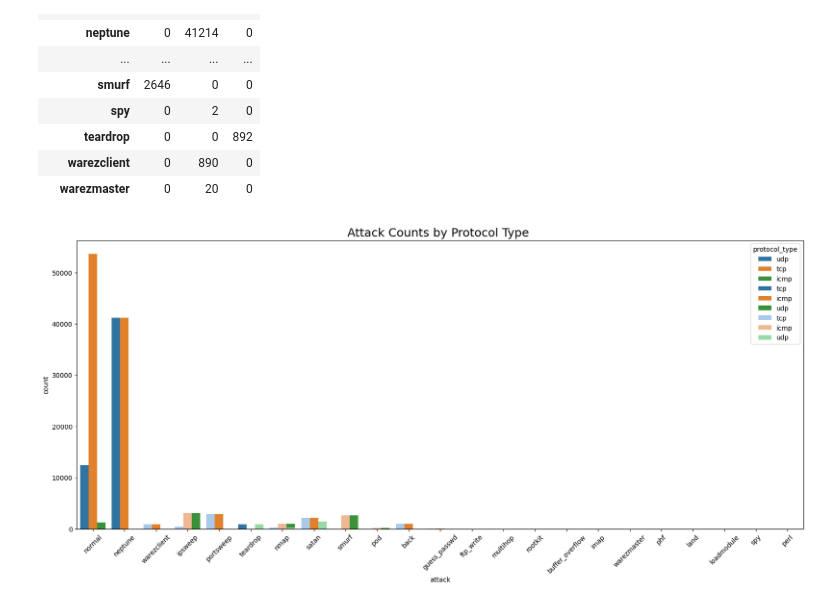
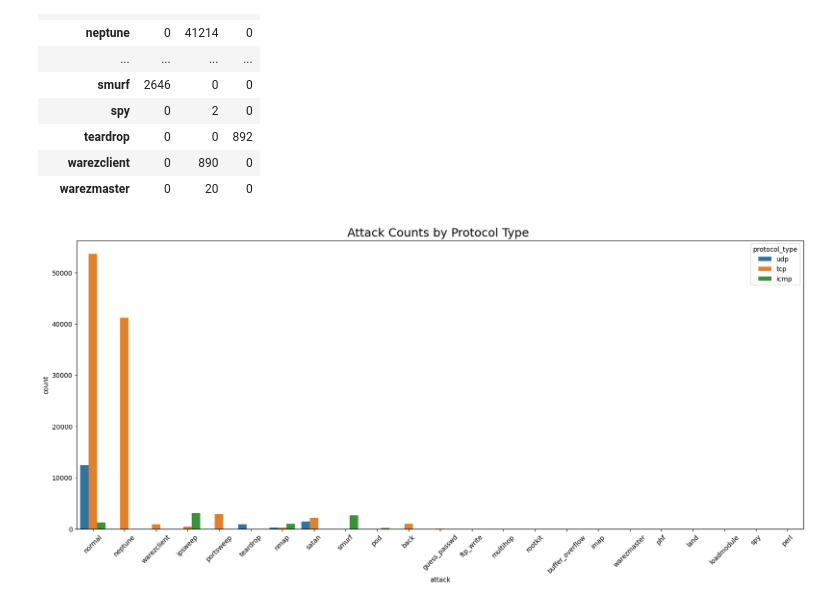
Before and after one commit to lamvwl/jupyterlite, a Jupyter notebook: IDS-NSL-KDD-RandomForest.ipynb, the cells around one changed output. Drawn from its saved outputs; the diff is of its cells as text; code cells hidden in the pictures.

```diff
--- a/IDS-NSL-KDD-RandomForest.ipynb
+++ b/IDS-NSL-KDD-RandomForest.ipynb
@@ -116,22 +116,22 @@ attack_vs_protocol
 # %%
 import seaborn as sb
 
 mplot.figure(figsize=(20,8))
 
 #All Data
 sb.countplot(x='attack',data=dt,hue='protocol_type')
 
 #Excluding 'normal'
 dt_normal_filtered = dt[dt['attack']!='normal']
-sb.countplot(x='attack',data=dt_normal_filtered,hue='protocol_type')
+# sb.countplot(x='attack',data=dt_normal_filtered,hue='protocol_type')
 
 #Excluding 'normal' and 'neptune'
 categories_to_exclude=['normal','neptune']
 df_filtered_multiple = dt[~dt['attack'].isin(categories_to_exclude)]
-sb.countplot(x='attack',data=df_filtered_multiple,hue='protocol_type',palette='pastel')
+# sb.countplot(x='attack',data=df_filtered_multiple,hue='protocol_type',palette='pastel')
 
 mplot.xticks(rotation=45)
 mplot.title('Attack Counts by Protocol Type ',fontdict={'fontsize':18})
 mplot.show()
 # %% [output]
-[figure, old version]
+[figure, new version]
```
Also changed, not shown: parts of 5 cells of this notebook.
